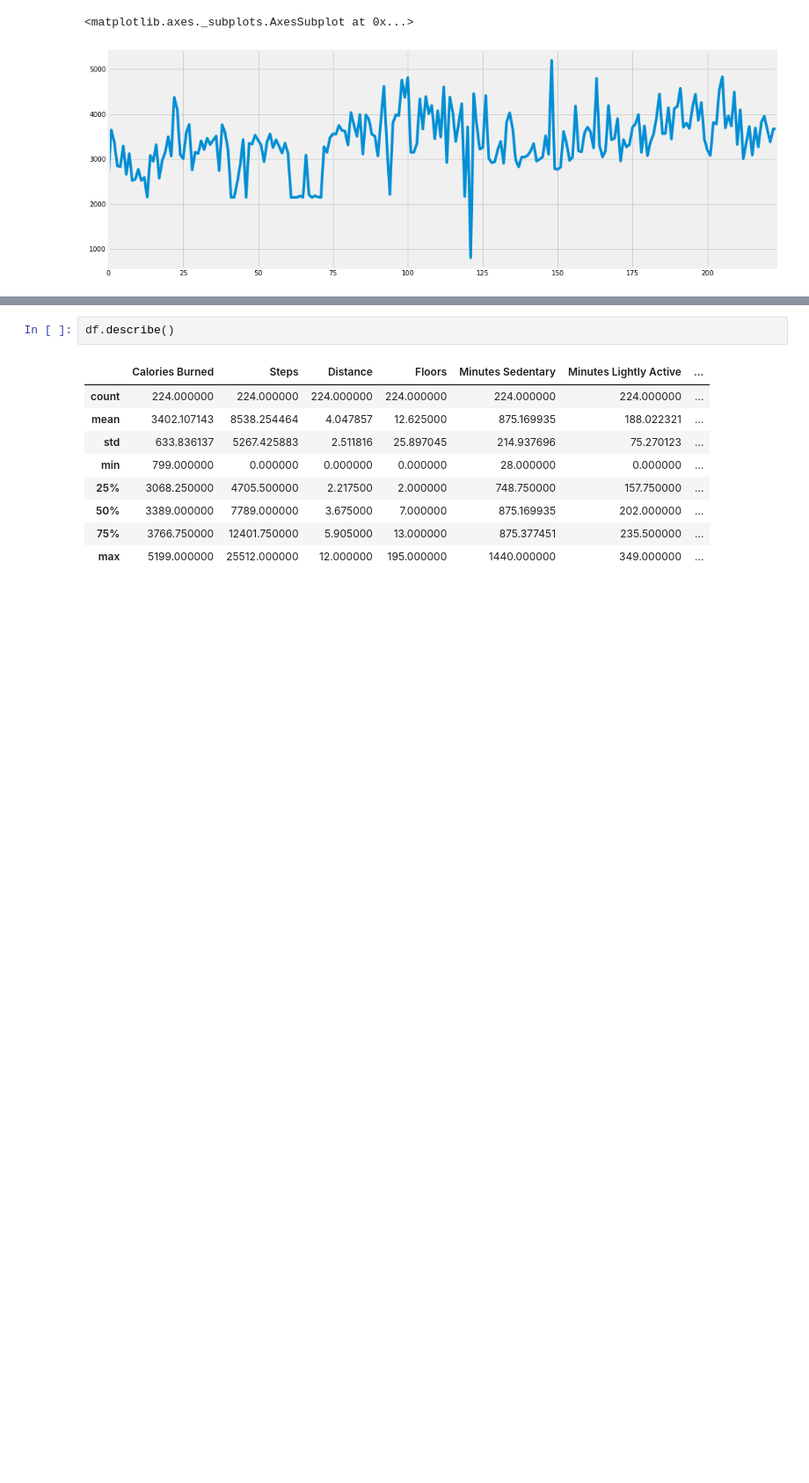
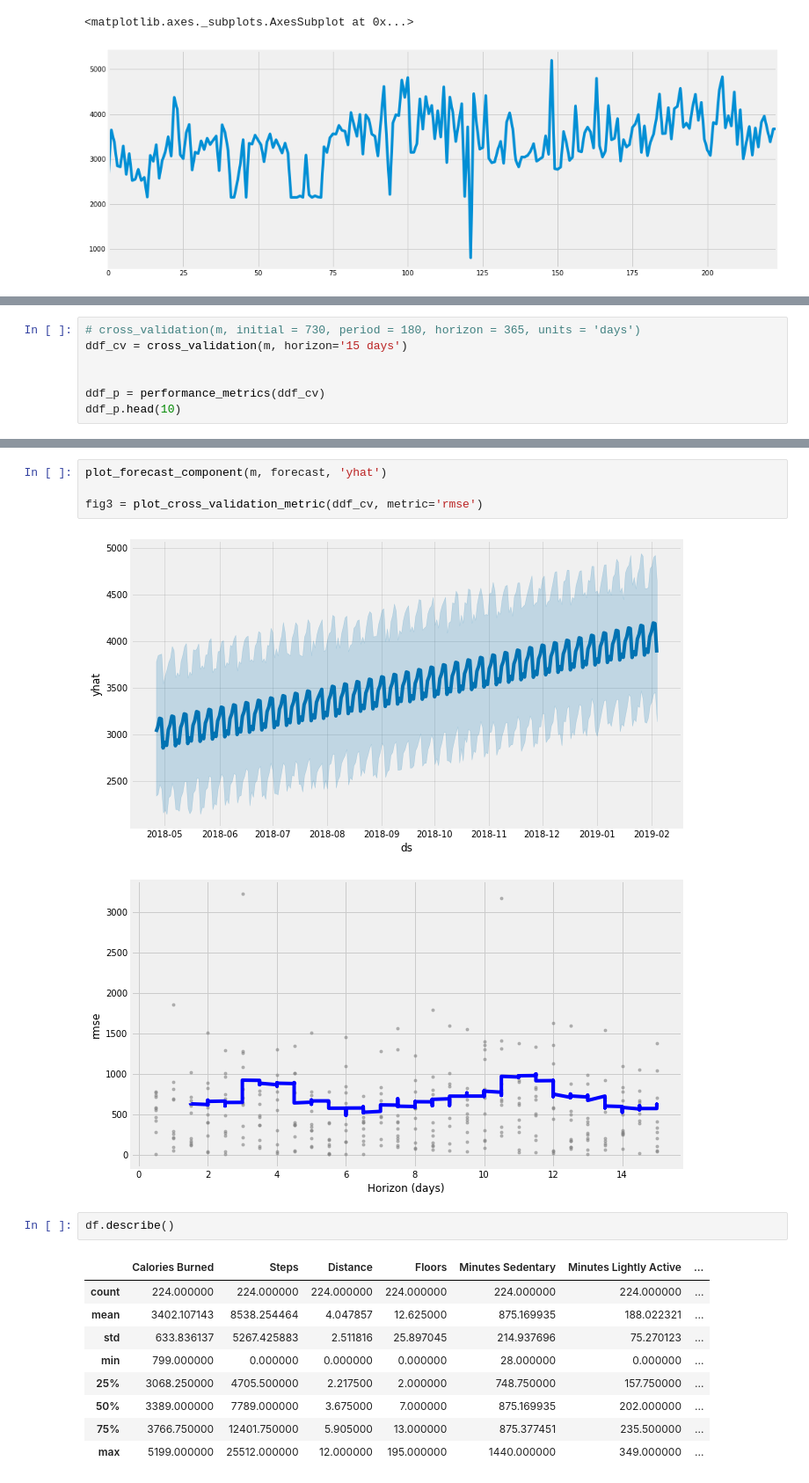
Before and after one commit to jesseanddd/fitbit, a Jupyter notebook: dd_fitbit.ipynb, the cells around one changed output, grey strips where cells are left out. Shown at 88% size. Cells and saved outputs as stored; diff of their text form; blank space fills up the shorter version.

```diff
--- a/dd_fitbit.ipynb
+++ b/dd_fitbit.ipynb
@@ -265,0 +302,7 @@ fig2 = m.plot_components(forecast)
+# %%
+# cross_validation(m, initial = 730, period = 180, horizon = 365, units = 'days')
+ddf_cv = cross_validation(m, horizon='15 days')
+
+
+ddf_p = performance_metrics(ddf_cv)
+ddf_p.head(10)
@@ -266,3 +322,10 @@ fig2 = m.plot_components(forecast)
+# %%
+plot_forecast_component(m, forecast, 'yhat')
+
+fig3 = plot_cross_validation_metric(ddf_cv, metric='rmse')
+# %% [output]
+[figure, added]
+[figure, added]
 # %%
 df.describe()
 # %% [output]
```
Also changed, not shown: parts of 48 cells of this notebook, 1 other file.
